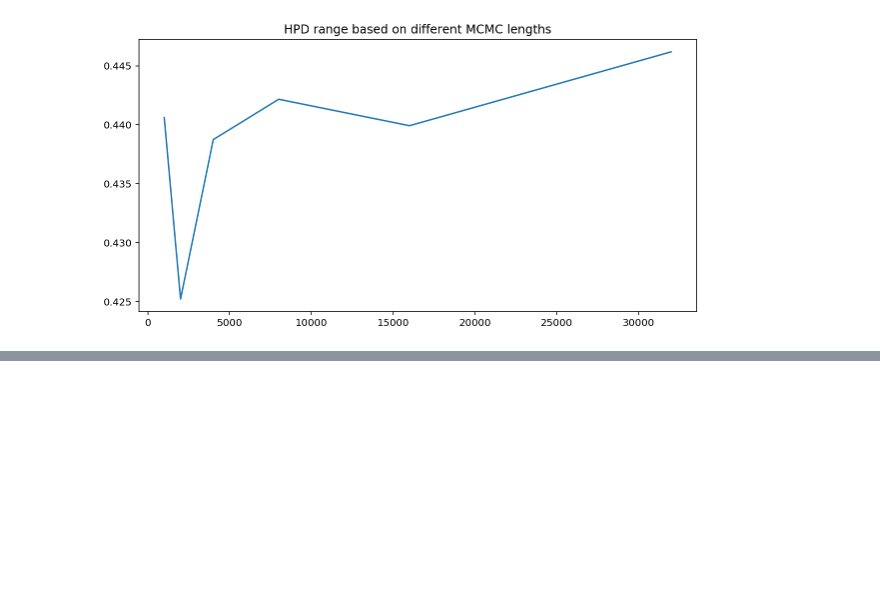
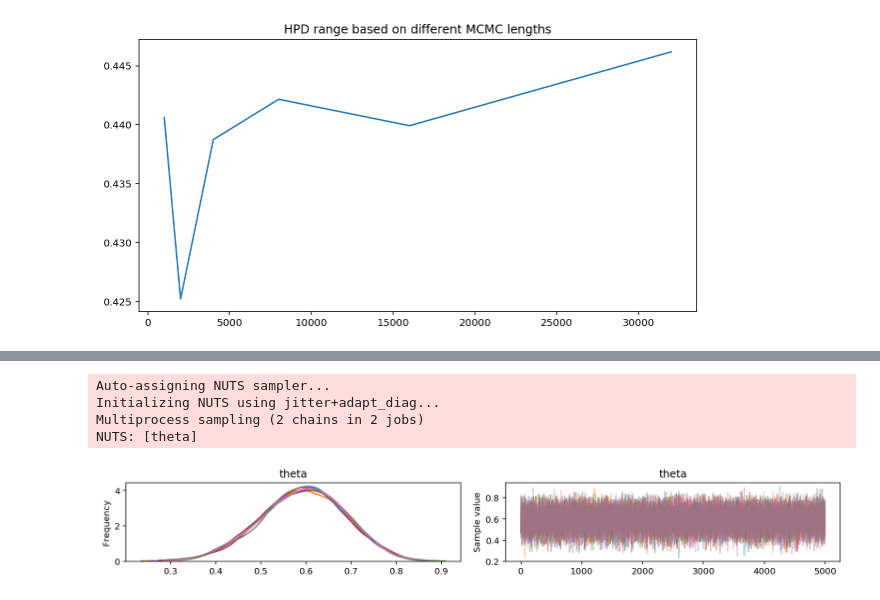
Before and after one commit to jgoerner/advanced-statistics, a Jupyter notebook: statistics/notebooks/Readingguide-4.ipynb, the cells around one changed output, grey strips where cells are left out. Drawn from its saved outputs; the diff is of its cells as text; code cells hidden in the pictures; blank space fills up the shorter version.

```diff
--- a/statistics/notebooks/Readingguide-4.ipynb
+++ b/statistics/notebooks/Readingguide-4.ipynb
@@ -121,0 +177,17 @@ The number of effective samples is smaller than 25% for some parameters.
+# %%
+# %load src/4-06-non-hierarhical-posterior.py
+# Sampling
+with pm.Model() as model:
+    theta = pm.Beta("theta", alpha=1, beta=1, shape=4)
+    y = pm.Bernoulli("y", p=theta[grp], observed=data)
+    trace = pm.sample(5000)
+
+# Plotting
+pm.traceplot(trace)
+plt.savefig("./results/4-06-non-hierarhical-posterior.png")
+# %% [output]
+Auto-assigning NUTS sampler...
+Initializing NUTS using jitter+adapt_diag...
+Multiprocess sampling (2 chains in 2 jobs)
+NUTS: [theta]
+[figure, added]
```
Also changed, not shown: parts of 16 cells of this notebook, 21 other files.
